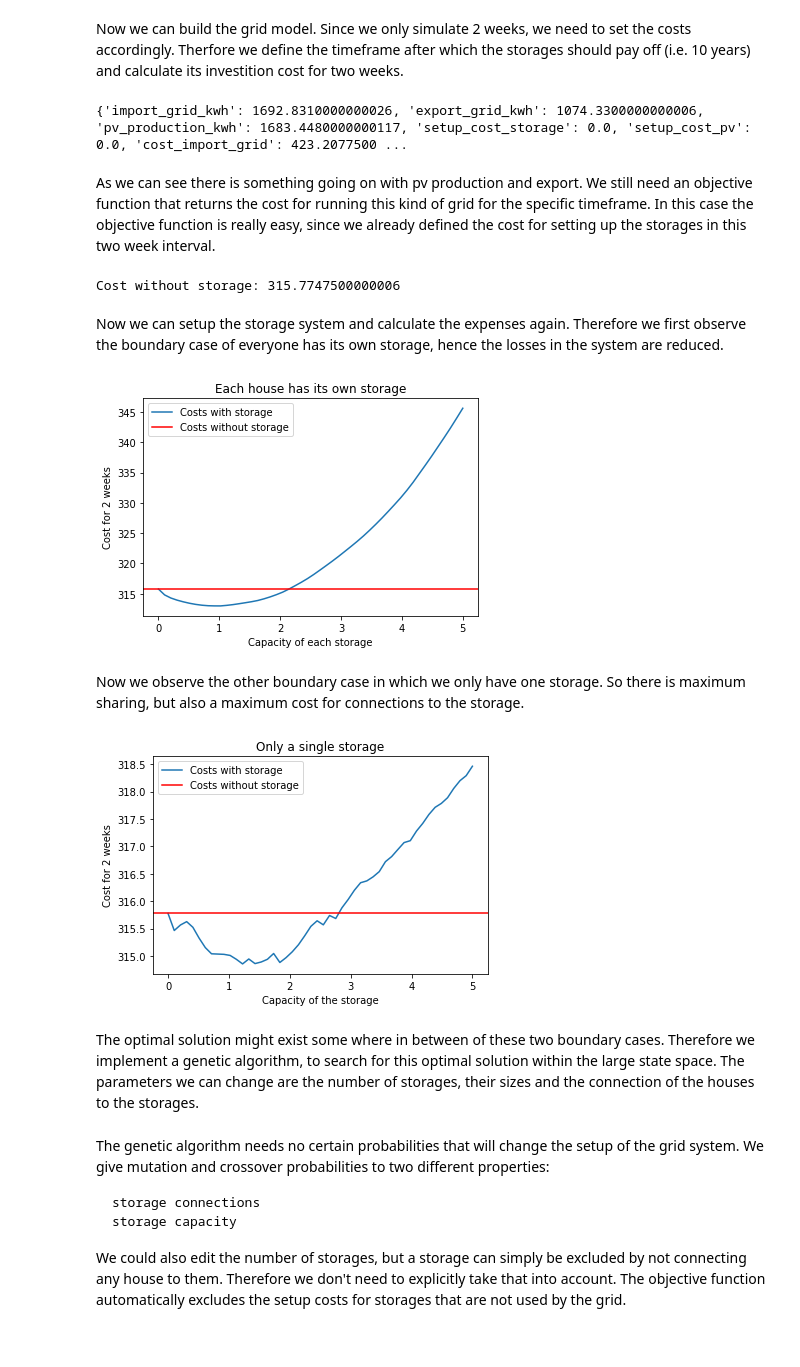
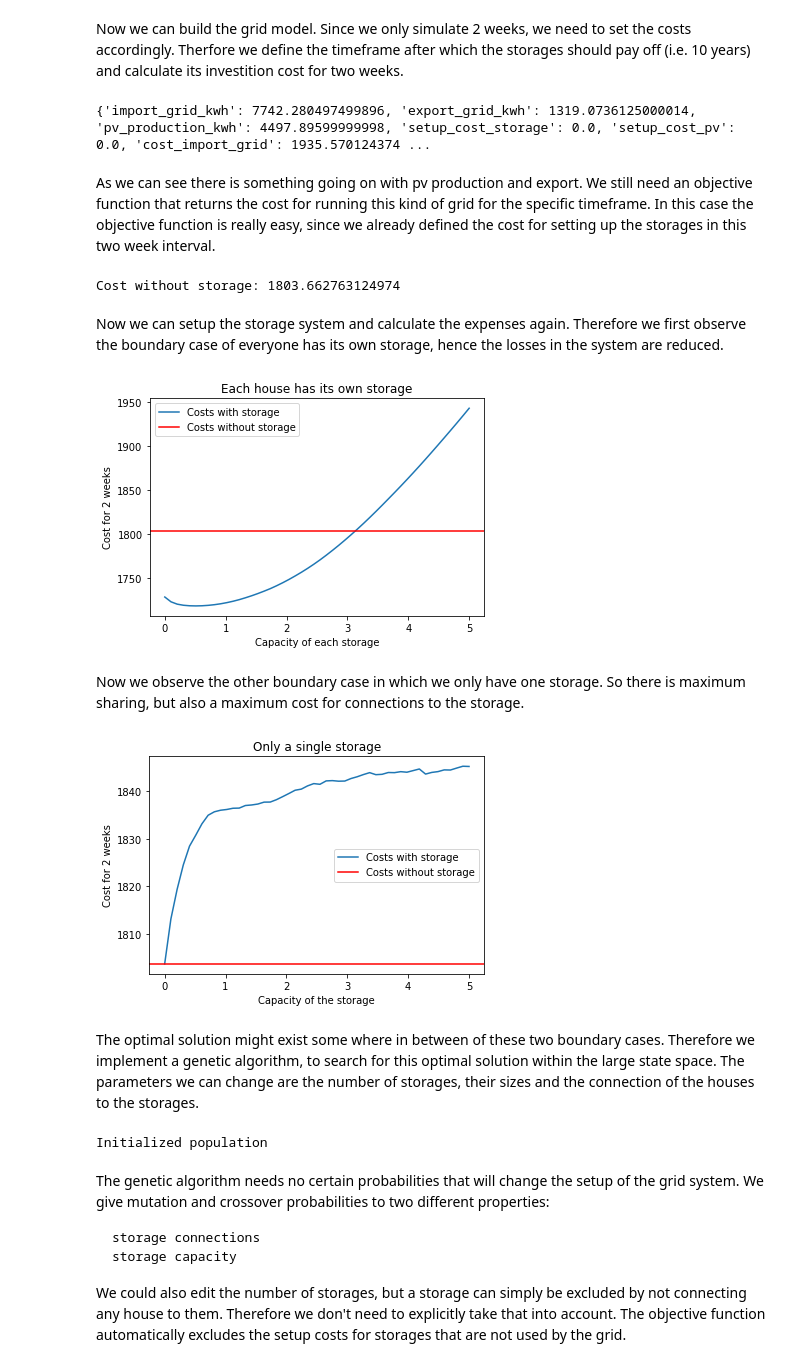
Before and after one commit to christian512/powergrid_neighbors, a Jupyter notebook: strategy2_storage_optimization.ipynb, the cells around one changed output. Saved outputs shown, nothing was run; the diff lists cells and outputs as text; code cells hidden in the pictures.

```diff
--- a/strategy2_storage_optimization.ipynb
+++ b/strategy2_storage_optimization.ipynb
@@ -24,7 +24,8 @@ df_prod['Unnamed: 0'] = pd.to_datetime(df_prod['Unnamed: 0'])
 df_prod = df_prod.set_index('Unnamed: 0')
 
 # Choose specific houses and time frame
-used_houses = [114,204,47,160,82,168,0,1,2,3,4,5,6]# Good ones are until 168
+used_houses = [114,204,47,160,82,168]# Good ones are until 168
+used_houses = random.sample(list(np.arange(df_cons.shape[1])),50)
 week_start = 37
 week_end = 39
 df_cons = df_cons.iloc[7*48*week_start:7*48*week_end,used_houses]
@@ -50,14 +51,14 @@ amortization_timeframe = 10*365 # in days
 storage_cost_per_kWh = 500
 storage_cost_per_kWh_per_day = storage_cost_per_kWh / amortization_timeframe
 cost_per_wire = 0 # Assume wires are already there
-loss_per_unit = 0.1 # 1% of power lost, when transferring to direct neighbor
+loss_per_unit = 0.05 # 5% of power lost, when transferring to direct neighbor
 g.set_costs(cost_storage_kwh=14*storage_cost_per_kWh_per_day,loss_per_unit=loss_per_unit)
 
 # Simulate the grid
 res_dict_wo_storage = g.simulate(data_cons=data_cons,data_prod=data_prod)
 print(res_dict_wo_storage)
 # %% [output]
-{'import_grid_kwh': 1692.8310000000026, 'export_grid_kwh': 1074.3300000000006, 'pv_production_kwh': 1683.4480000000117, 'setup_cost_storage': 0.0, 'setup_cost_pv': 0.0, 'cost_import_grid': 423.2077500 ...
+{'import_grid_kwh': 7742.280497499896, 'export_grid_kwh': 1319.0736125000014, 'pv_production_kwh': 4497.89599999998, 'setup_cost_storage': 0.0, 'setup_cost_pv': 0.0, 'cost_import_grid': 1935.570124374 ...
 # %% [markdown]
 As we can see there is something going on with pv production and export. We still need an objective function that returns the cost for running this kind of grid for the specific timeframe. In this case the objective function is really easy, since we already defined the cost for setting up the storages in this two week interval.
 # %%
@@ -68,7 +69,7 @@ def objective_function(res_dict):
 cost_wo_storage = objective_function(res_dict_wo_storage)
 print('Cost without storage: ' + str(cost_wo_storage))
 # %% [output]
-Cost without storage: 315.7747500000006
+Cost without storage: 1803.662763124974
 # %% [markdown]
 Now we can setup the storage system and calculate the expenses again. Therefore we first observe the boundary case of everyone has its own storage, hence the losses in the system are reduced.
 # %%
@@ -85,7 +86,7 @@ for cap in caps:
     for i in range(data_cons.shape[1]):
         g.change_storage_connection(num_house=i,storage_connection=i)
     costs = np.append(costs,objective_function(g.simulate(data_cons,data_prod)))
-
+min_cost_all_storages = np.min(costs)
 plt.plot(caps,costs,label='Costs with storage')
 plt.axhline(cost_wo_storage,label='Costs without storage',c='r')
 plt.xlabel('Capacity of each storage')
@@ -94,39 +95,39 @@ plt.legend()
 plt.title('Each house has its own storage')
 plt.show()
 # %% [output]
-[figure, old version]
+[figure, new version]
 # %% [markdown]
 Now we observe the other boundary case in which we only have one storage. So there is maximum sharing, but also a maximum cost for connections to the storage.
 # %%
 # Create grid with all and with one storage
 g.change_storages(num_storages=1,max_capacity=0)
 caps = np.linspace(0,5,50)
 costs = np.array([])
 
 for cap in caps:
     g.change_storages(num_storages=1,max_capacity=cap)
     costs = np.append(costs,objective_function(g.simulate(data_cons,data_prod)))
-
+min_cost_one_storage = np.min(costs)
 plt.plot(caps,costs,label='Costs with storage')
 plt.xlabel('Capacity of the storage')
 plt.ylabel('Cost for 2 weeks')
 plt.axhline(cost_wo_storage,label='Costs without storage',c='r')
 plt.legend()
 plt.title('Only a single storage')
 plt.show()
 # %% [output]
-[figure, old version]
+[figure, new version]
 # %% [markdown]
 The optimal solution might exist some where in between of these two boundary cases. Therefore we implement a genetic algorithm, to search for this optimal solution within the large state space. The parameters we can change are the number of storages, their sizes and the connection of the houses to the storages.
 # %%
 # Create a initial population
-population_size = 1000
+population_size = 200
 population = []
 costs_population = []
 for i in range(population_size):
     g = Grid(num_houses=data_cons.shape[1],
              num_storages=data_cons.shape[1],
-             max_capacity=1,
+             max_capacity=10,
              num_pvtypes=data_prod.shape[1],
              pv_peakpower=0)
     # Set the costs for 2 weeks
@@ -134,7 +135,7 @@ for i in range(population_size):
     storage_cost_per_kWh = 500
     storage_cost_per_kWh_per_day = storage_cost_per_kWh / amortization_timeframe
     cost_per_wire = 0 # Assume wires are already there
-    loss_per_unit = 0.1 # 1% of power lost, when transferring to direct neighbor
+    loss_per_unit = 0.05 # 5% of power lost, when transferring to direct neighbor
     g.set_costs(cost_storage_kwh=14*storage_cost_per_kWh_per_day,loss_per_unit=loss_per_unit)
     g.randomize()
     # Add each pv type to each house
@@ -148,8 +149,11 @@ def get_cost(individual):
     return objective_function(individual.simulate(data_cons,data_prod))
 
 # Use multiprocessing to speed up this calculation
-pool = multiprocessing.Pool(50)
+pool = multiprocessing.Pool(100)
 costs_population = pool.map(get_cost,population)
+print('Initialized population')
+# %% [output]
+Initialized population
 # %% [markdown]
 The genetic algorithm needs no certain probabilities that will change the setup of the grid system. We give mutation and crossover probabilities to two different properties:
 
```
Also changed, not shown: parts of 4 cells of this notebook.
